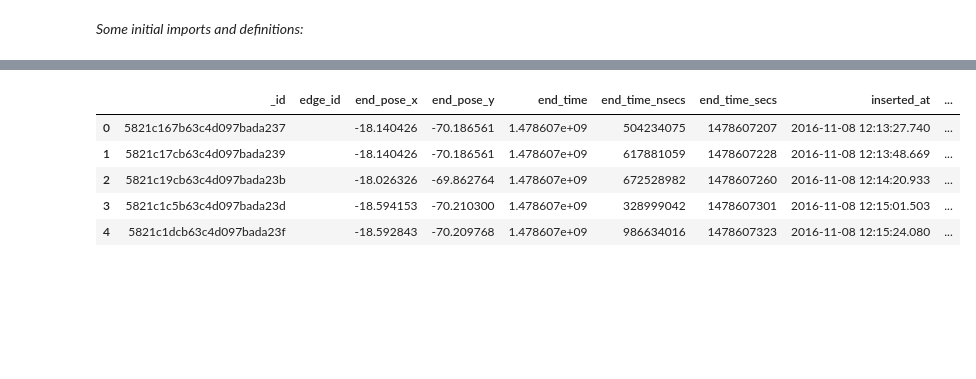
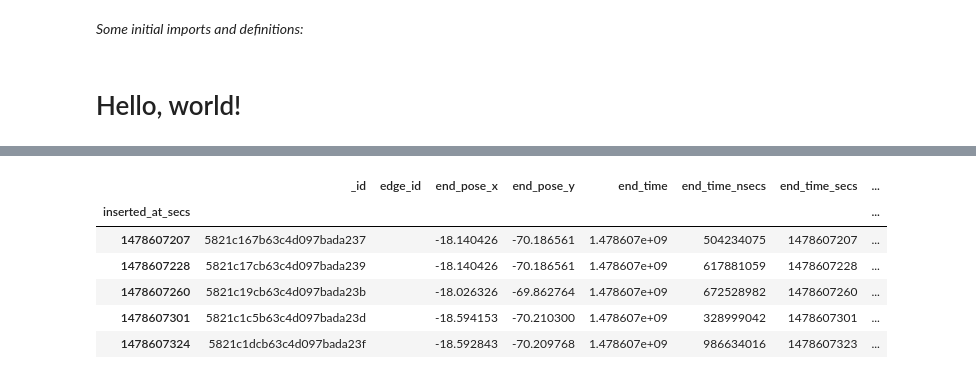
Before and after one commit to marc-hanheide/jupyter-notebooks, a Jupyter notebook: STRANDS analysis.ipynb, the cells around one changed output, grey strips where cells are left out. Saved outputs shown, nothing was run; the diff lists cells and outputs as text; code cells hidden in the pictures; blank space fills up the shorter version.

```diff
--- a/STRANDS analysis.ipynb
+++ b/STRANDS analysis.ipynb
@@ -8,11 +8,17 @@ from pymongo.errors import ConnectionFailure
 from time import sleep
 from ssl import CERT_NONE
 import pandas as pd
+import numpy as np
+
+from IPython.core.display import HTML
+display(HTML('<h1>Hello, world!</h1>'))
 
 %matplotlib inline
 %config InlineBackend.figure_format = 'svg'
 import matplotlib
 import matplotlib.pyplot as plt
+
+pd.options.display.max_columns = None
 
 
 
@@ -34,6 +40,11 @@ def save_to_file(filename, fig=None):
     else:
         for form in formats:
             fig.savefig("%s.%s"%(filename, form))
+
+def header(h):
+    display(HTML('<h1>%s</h1>' % h))
+# %% [output]
+Hello, world!
 # %%
 # Connect to our DB
 
@@ -69,39 +80,47 @@ df.head()
 # monitored nav events
 coll = dbs['y4']['monitored_nav_events']
 #print(coll.count())
 pipeline = [
     {
         '$limit': 5000
     },
     {
         '$project': {
             'start_pose_x': '$event_start_pose.position.x',
             'start_pose_y': '$event_start_pose.position.y',
             'end_pose_x': '$event_end_pose.position.x',
             'end_pose_y': '$event_end_pose.position.y',
             'start_time': {'$add': ['$event_start_time.secs', {'$divide': ['$event_start_time.nsecs', 1000000000.0]}]},
             'start_time_secs': '$event_start_time.secs',
             'start_time_nsecs': '$event_start_time.nsecs',
             'end_time': {'$add': ['$event_end_time.secs', {'$divide': ['$event_end_time.nsecs', 1000000000.0]}]},
             'end_time_secs': '$event_end_time.secs',
             'end_time_nsecs': '$event_end_time.nsecs',
             'was_helped': 1, 'n_help_requests': 1,
             'edge_id': 1,
             'recover_mechanism': 1,
             'inserted_at': '$_meta.inserted_at'
         }
     }
 ]
 
 agg = coll.aggregate(pipeline)
 
-df = pd.DataFrame.from_records(agg)
-df.to_pickle('MNE_y4.p')
-df.head()
+df_mne = pd.DataFrame.from_records(agg)
+
+# compute calculated columns
+df_mne['duration'] = (df_mne.end_time - df_mne.start_time)
+df_mne['inserted_at_secs'] = df_mne.inserted_at.astype(np.int64) // 10**9
+df_mne.set_index('inserted_at_secs', drop=False, inplace=True)
+df_mne.sort_index(inplace=True)
+
+df_mne.to_pickle('MNE_y4.p')
+df_mne.head()
 # %% [output]
-|  | _id | edge_id | end_pose_x | end_pose_y | end_time | end_time_nsecs | end_time_secs | inserted_at | ... |
-| 0 | 5821c167b63c4d097bada237 |  | -18.140426 | -70.186561 | 1.478607e+09 | 504234075 | 1478607207 | 2016-11-08 12:13:27.740 | ... |
-| 1 | 5821c17cb63c4d097bada239 |  | -18.140426 | -70.186561 | 1.478607e+09 | 617881059 | 1478607228 | 2016-11-08 12:13:48.669 | ... |
-| 2 | 5821c19cb63c4d097bada23b |  | -18.026326 | -69.862764 | 1.478607e+09 | 672528982 | 1478607260 | 2016-11-08 12:14:20.933 | ... |
-| 3 | 5821c1c5b63c4d097bada23d |  | -18.594153 | -70.210300 | 1.478607e+09 | 328999042 | 1478607301 | 2016-11-08 12:15:01.503 | ... |
-| 4 | 5821c1dcb63c4d097bada23f |  | -18.592843 | -70.209768 | 1.478607e+09 | 986634016 | 1478607323 | 2016-11-08 12:15:24.080 | ... |
+|  | _id | edge_id | end_pose_x | end_pose_y | end_time | end_time_nsecs | end_time_secs | ... |
+| inserted_at_secs |  |  |  |  |  |  |  | ... |
+| 1478607207 | 5821c167b63c4d097bada237 |  | -18.140426 | -70.186561 | 1.478607e+09 | 504234075 | 1478607207 | ... |
+| 1478607228 | 5821c17cb63c4d097bada239 |  | -18.140426 | -70.186561 | 1.478607e+09 | 617881059 | 1478607228 | ... |
+| 1478607260 | 5821c19cb63c4d097bada23b |  | -18.026326 | -69.862764 | 1.478607e+09 | 672528982 | 1478607260 | ... |
+| 1478607301 | 5821c1c5b63c4d097bada23d |  | -18.594153 | -70.210300 | 1.478607e+09 | 328999042 | 1478607301 | ... |
+| 1478607324 | 5821c1dcb63c4d097bada23f |  | -18.592843 | -70.209768 | 1.478607e+09 | 986634016 | 1478607323 | ... |
```
Also changed, not shown: parts of 4 cells of this notebook.
